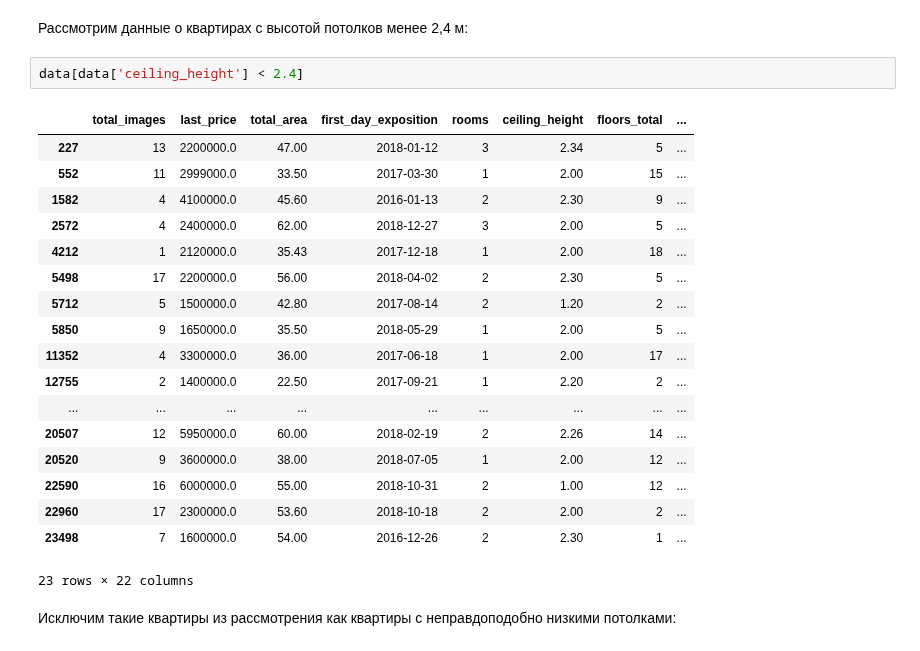
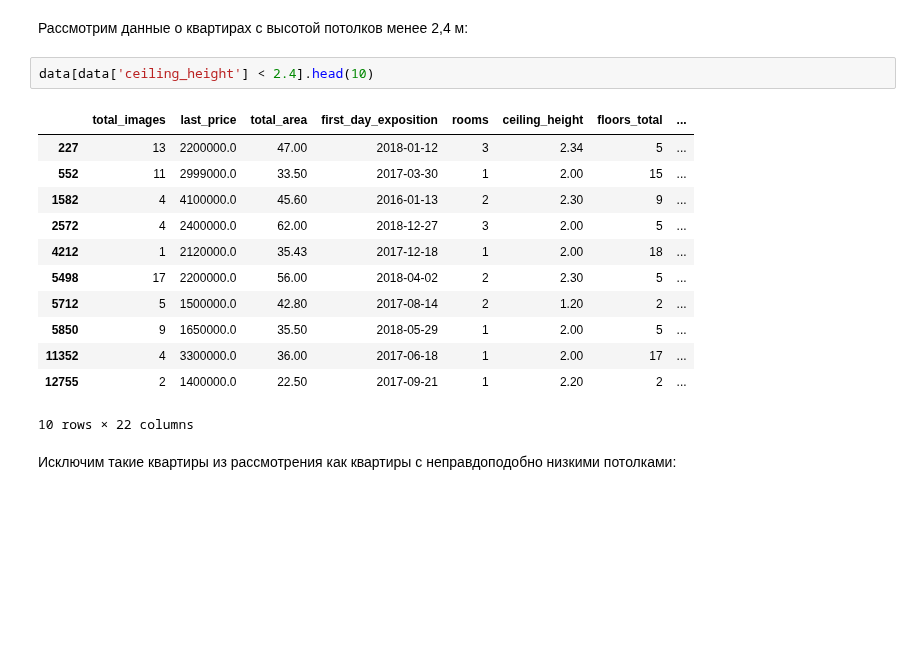
Before and after one commit to andrewsalmin/practicum-data-analysis, a Jupyter notebook: notebooks/saint-petersburg-real-estate.ipynb, the cells around one changed output. Drawn from its saved outputs; the diff is of its cells as text; blank space fills up the shorter version.

```diff
--- a/notebooks/saint-petersburg-real-estate.ipynb
+++ b/notebooks/saint-petersburg-real-estate.ipynb
@@ -316,26 +310,20 @@ data.loc[data['ceiling_height'] >= 20, 'ceiling_height'] = data['ceiling_height'
 # %% [markdown]
 Рассмотрим данные о квартирах с высотой потолков менее 2,4 м:
 # %%
-data[data['ceiling_height'] < 2.4]
+data[data['ceiling_height'] < 2.4].head(10)
 # %% [output]
 |  | total_images | last_price | total_area | first_day_exposition | rooms | ceiling_height | floors_total | ... |
 | 227 | 13 | 2200000.0 | 47.00 | 2018-01-12 | 3 | 2.34 | 5 | ... |
 | 552 | 11 | 2999000.0 | 33.50 | 2017-03-30 | 1 | 2.00 | 15 | ... |
 | 1582 | 4 | 4100000.0 | 45.60 | 2016-01-13 | 2 | 2.30 | 9 | ... |
 | 2572 | 4 | 2400000.0 | 62.00 | 2018-12-27 | 3 | 2.00 | 5 | ... |
 | 4212 | 1 | 2120000.0 | 35.43 | 2017-12-18 | 1 | 2.00 | 18 | ... |
 | 5498 | 17 | 2200000.0 | 56.00 | 2018-04-02 | 2 | 2.30 | 5 | ... |
 | 5712 | 5 | 1500000.0 | 42.80 | 2017-08-14 | 2 | 1.20 | 2 | ... |
 | 5850 | 9 | 1650000.0 | 35.50 | 2018-05-29 | 1 | 2.00 | 5 | ... |
 | 11352 | 4 | 3300000.0 | 36.00 | 2017-06-18 | 1 | 2.00 | 17 | ... |
 | 12755 | 2 | 1400000.0 | 22.50 | 2017-09-21 | 1 | 2.20 | 2 | ... |
-| ... | ... | ... | ... | ... | ... | ... | ... | ... |
-| 20507 | 12 | 5950000.0 | 60.00 | 2018-02-19 | 2 | 2.26 | 14 | ... |
-| 20520 | 9 | 3600000.0 | 38.00 | 2018-07-05 | 1 | 2.00 | 12 | ... |
-| 22590 | 16 | 6000000.0 | 55.00 | 2018-10-31 | 2 | 1.00 | 12 | ... |
-| 22960 | 17 | 2300000.0 | 53.60 | 2018-10-18 | 2 | 2.00 | 2 | ... |
-| 23498 | 7 | 1600000.0 | 54.00 | 2016-12-26 | 2 | 2.30 | 1 | ... |
-23 rows × 22 columns
+10 rows × 22 columns
 # %% [markdown]
 Исключим такие квартиры из рассмотрения как квартиры с неправдоподобно низкими потолками:
 # %%
```
Also changed, not shown: parts of 3 cells of this notebook.
